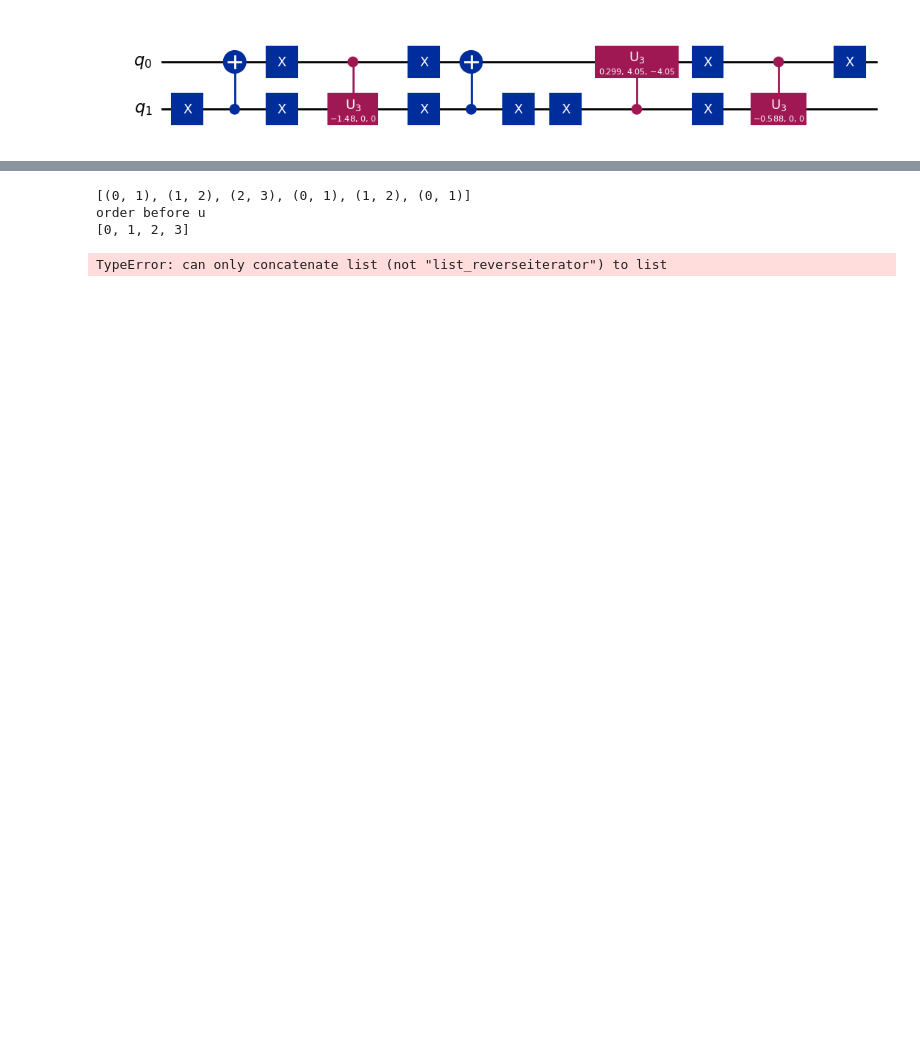
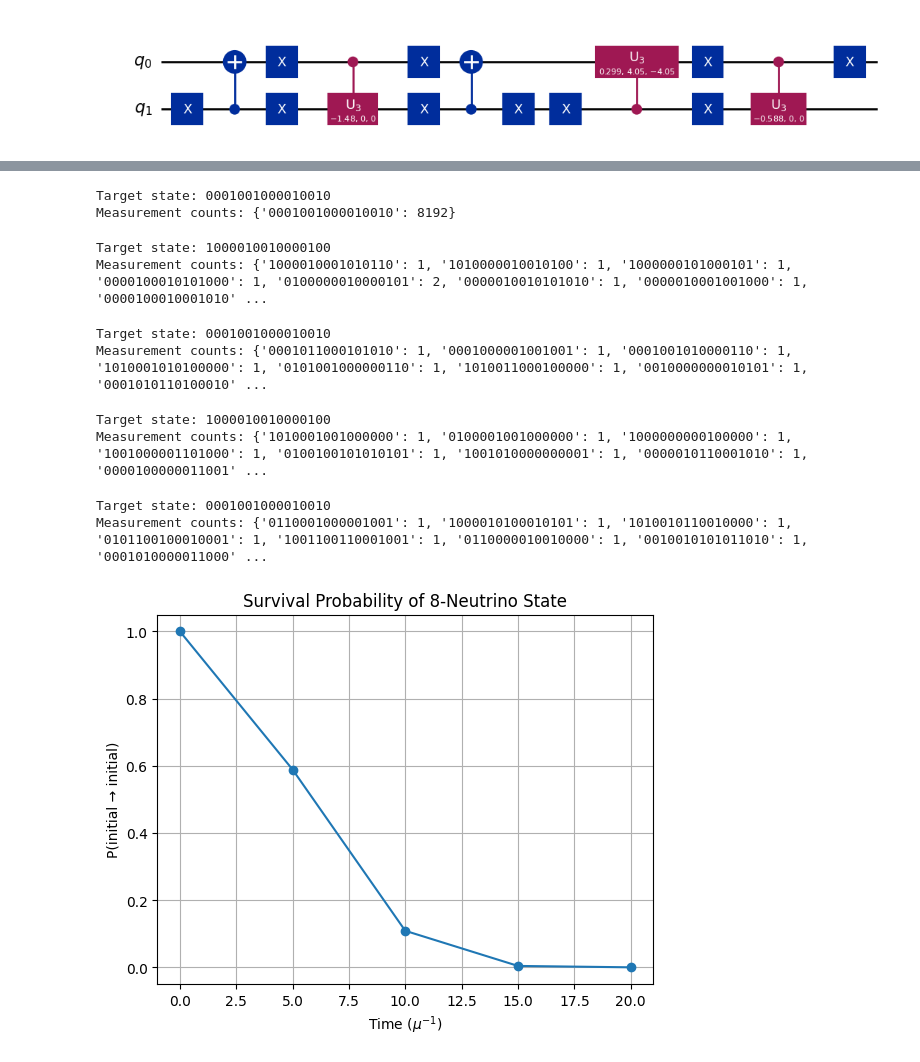
Before and after one commit to Ushakrhmn/Quantum-neutrino-Amol-Basu, a Jupyter notebook: SBN/SNB_3flavour_20-neutrino_2407_swap_decompose.ipynb, the cells around one changed output, grey strips where cells are left out. Drawn from its saved outputs; the diff is of its cells as text; code cells hidden in the pictures; blank space fills up the shorter version.

```diff
--- a/SBN/SNB_3flavour_20-neutrino_2407_swap_decompose.ipynb
+++ b/SBN/SNB_3flavour_20-neutrino_2407_swap_decompose.ipynb
@@ -109,7 +119,7 @@ assert np.allclose(U_PMNS_4x4.conj().T @ U_PMNS_4x4, np.eye(4)), "PMNS matrix is
 dm21 = 7.41e-5
 dm31 = 2.505e-3
 E = 1.0
-N = 4
+N = 8
 
 delta_m21 = dm21
 delta_m31 = dm31
@@ -302,8 +312,11 @@ def apply_nunu_interaction(qc, pair_indices, order, base_pattern, dt):
         # print("Interacting qubits: ", q)
         # print("Interacting order: ", order)
         # print("Interacting base pattern: ", base_pattern)
-        nunu_interaction_p(qc, q, alpha_ij)
-        # two_qubit_swap(qc, [2*i, 2*i+1], [2*j, 2*j+1])
+        if explicit_swap_flag:
+            nunu_interaction(qc, q, alpha_ij)
+            two_qubit_swap(qc, [2*i, 2*i+1], [2*j, 2*j+1])
+        else:
+            nunu_interaction_p(qc, q, alpha_ij)
         order = swap_order_i_j(order, i, j)
         base_pattern = swap_base_pattern_i_j(base_pattern, i, j)
         # print("New order: ", order)
@@ -370,7 +383,8 @@ T_max = 20 / mu
 steps = int(T_max / dt) + 1
 times = np.linspace(0, T_max, steps)
 
-probabilities = []
+probabilities = [] # initial state survival probability
+probabilities2 = [] # nu_0 survival probability
 shots = 8192
 
 for t in tqdm(times):
@@ -386,11 +400,14 @@ for t in tqdm(times):
             qc.x(2*i)      # nu_tau = |10⟩
 
     # Apply U†_PMNS
-    # Udag = Operator(U_PMNS_4x4.conj().T)
-    for i in range(N):
-        # qc.unitary(Udag, [2*i, 2*i+1], label="U†_PMNS")
-        qc.append(PMNS_dagger_4x4_decomp(theta_12, theta_13, theta_23, delta_CP), [2*i, 2*i+1])
-        # qc.append(Udag, [2*i, 2*i+1])
+    if PMNS_TYPE == 0:
+        Udag = Operator(U_PMNS_4x4.conj().T)
+        for i in range(N):
+            qc.unitary(Udag, [2*i, 2*i+1], label="U†_PMNS")
+    elif PMNS_TYPE == 1:
+        for i in range(N):
+            qc.append(PMNS_dagger_4x4_decomp(theta_12, theta_13, theta_23, delta_CP), [2*i, 2*i+1])
+
 
     # Trotterization
     Trotter = int(t / dt)
@@ -402,13 +419,13 @@ for t in tqdm(times):
         order, base_pattern = apply_nunu_interaction(qc, pair_indices, order, base_pattern, dt)
 
     # Apply U_PMNS
-    # U = Operator(U_PMNS_4x4)
-    # print("order before u")
-    # print(order)
-    for i in range(N):
-        # qc.unitary(U, [2*i, 2*i+1], label="U_PMNS")
-        qc.append(PMNS_4x4_decomp(theta_12, theta_13, theta_23, delta_CP), [2*i, 2*i+1])
-        # qc.append(U, [2*i, 2*i+1])
+    if PMNS_TYPE == 0:
+        U = Operator(U_PMNS_4x4)
+        for i in range(N):
+            qc.unitary(U, [2*i, 2*i+1], label="U_PMNS")
+    elif PMNS_TYPE == 1:
+        for i in range(N):
+            qc.append(PMNS_4x4_decomp(theta_12, theta_13, theta_23, delta_CP), [2*i, 2*i+1])
 
     # Measurement
     # if order[-1] > order[0]:
@@ -418,6 +435,7 @@ for t in tqdm(times):
         fig.savefig("IBM_{0}_neutrinos_circuit.png".format(N))
     # else:
     #     qc.measure(reversed(range(2 * N)), reversed((range(2 * N))))
+    pqc = None
     if simulator_flag:
         if config is not None:
             pqc = transpile(qc, simulator, optimization_level=3, basis_gates=config.supported_instructions)
@@ -454,34 +472,43 @@ for t in tqdm(times):
     target_state = ''.join((base_pattern))
     # if order[-1] > order[0]:
         # we are in original order
     target_state = target_state.replace('M', '01')
     target_state = target_state.replace('T', '10')
     target_state = target_state.replace('E', '00')
     # else:
     #     # we are in swapped order
     #     print(target_state)
     #     target_state = target_state.replace('M', '10')
     #     target_state = target_state.replace('T', '01')
     #     target_state = target_state.replace('E', '00')
 
     print("Target state:", target_state)
 
     prob = counts.get(target_state, 0) / shots
     print("Measurement counts:", counts)
     probabilities.append(prob)
 
 # Plot
 plt.plot(times * mu, probabilities, marker='o')
 plt.xlabel(r"Time ($\mu^{-1}$)")
 plt.ylabel("P(initial → initial)")
 plt.title("Survival Probability of {0}-Neutrino State".format(N))
 plt.grid(True)
 if not simulator_flag:
     plt.savefig("IBM_{0}_neutrinos.png".format(N))
     plt.savefig("IBM_{0}_neutrinos.pdf".format(N))
+
+plt.savefig("PMNS_type_1.png")
 plt.show()
 # %% [output]
-[(0, 1), (1, 2), (2, 3), (0, 1), (1, 2), (0, 1)]
-order before u
-[0, 1, 2, 3]
+Target state: 0001001000010010
+Measurement counts: {'0001001000010010': 8192}
-TypeError: can only concatenate list (not "list_reverseiterator") to list
+Target state: 1000010010000100
+Measurement counts: {'1000010001010110': 1, '1010000010010100': 1, '1000000101000101': 1, '0000100010101000': 1, '0100000010000101': 2, '0000010010101010': 1, '0000010001001000': 1, '0000100010001010' ...
+Target state: 0001001000010010
+Measurement counts: {'0001011000101010': 1, '0001000001001001': 1, '0001001010000110': 1, '1010001010100000': 1, '0101001000000110': 1, '1010011000100000': 1, '0010000000010101': 1, '0001010110100010' ...
+Target state: 1000010010000100
+Measurement counts: {'1010001001000000': 1, '0100001001000000': 1, '1000000000100000': 1, '1001000001101000': 1, '0100100101010101': 1, '1001010000000001': 1, '0000010110001010': 1, '0000100000011001' ...
+Target state: 0001001000010010
+Measurement counts: {'0110001000001001': 1, '1000010100010101': 1, '1010010110010000': 1, '0101100100010001': 1, '1001100110001001': 1, '0110000010010000': 1, '0010010101011010': 1, '0001010000011000' ...
+[figure, added]
```
Also changed, not shown: parts of 3 cells of this notebook.
